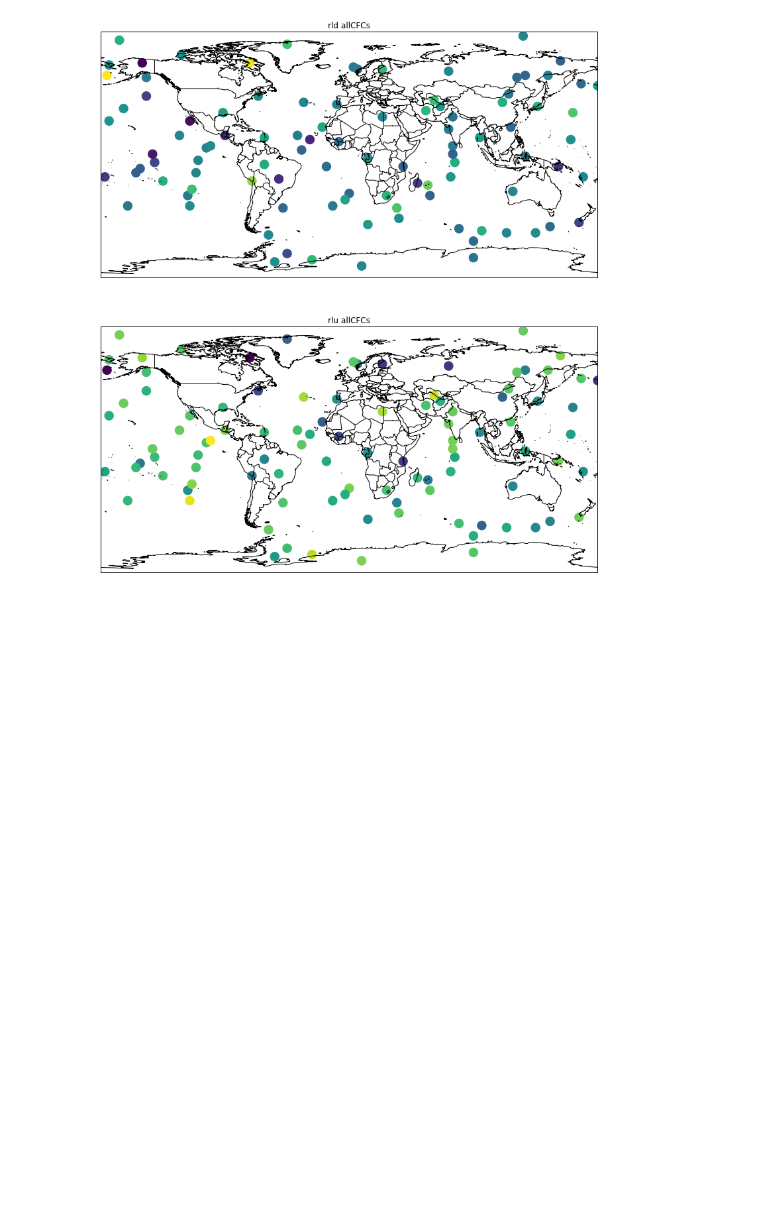
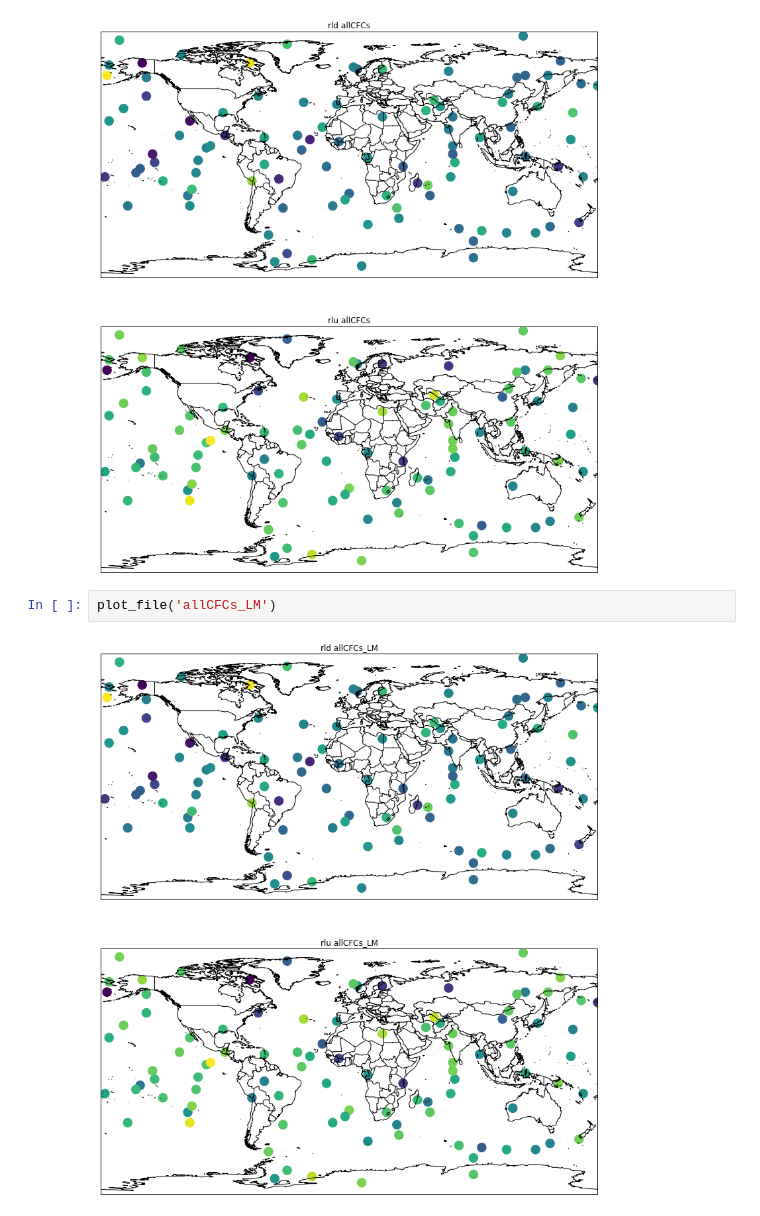
Before and after one commit to olemke/cmip6-rfmip-data-conversion, a Jupyter notebook: output_check.ipynb, the cells around one changed output. Drawn from its saved outputs; the diff is of its cells as text; blank space fills up the shorter version.

```diff
--- a/output_check.ipynb
+++ b/output_check.ipynb
@@ -27,3 +33,7 @@ plot_file('default')
 plot_file('allCFCs')
 # %% [output]
 [figure]
+# %%
+plot_file('allCFCs_LM')
+# %% [output]
+[figure, added]
```
Also changed, not shown: parts of 2 cells of this notebook, 2 other files.
